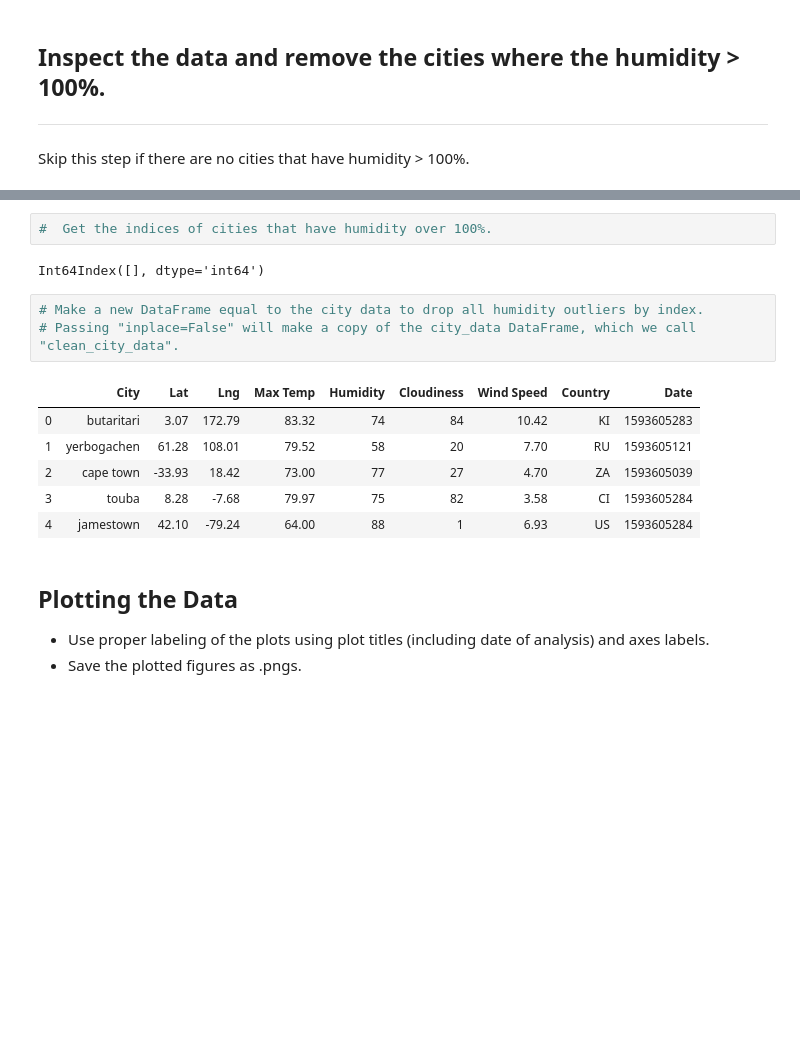
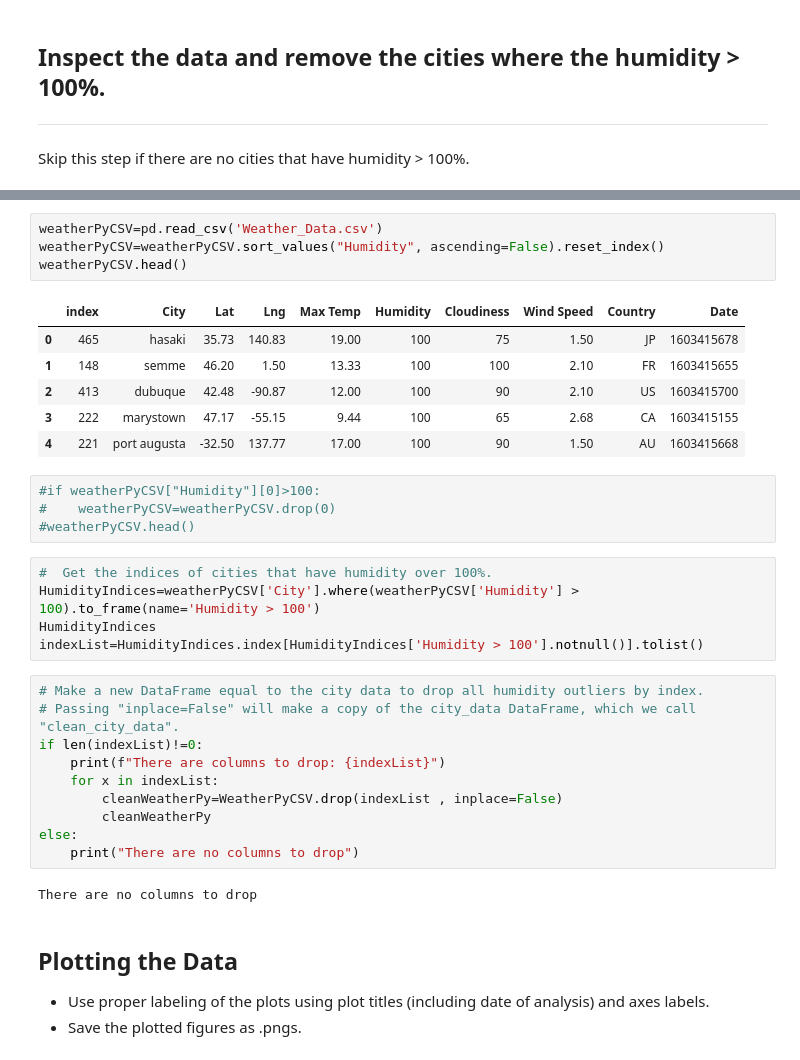
Before and after one commit to RBLevine/python-api-challenge, a Jupyter notebook: WeatherPy/WeatherPy.ipynb, the cells around one changed output, grey strips where cells are left out. Cells and saved outputs as stored; diff of their text form; blank space fills up the shorter version.

Commit message:
cleaned dataset, need to do graphs

```diff
--- a/WeatherPy/WeatherPy.ipynb
+++ b/WeatherPy/WeatherPy.ipynb
@@ -169,17 +147,35 @@ Skip this step if there are no cities that have humidity > 100%.
+# %%
+weatherPyCSV=pd.read_csv('Weather_Data.csv')
+weatherPyCSV=weatherPyCSV.sort_values("Humidity", ascending=False).reset_index()
+weatherPyCSV.head()
+# %% [output]
+|  | index | City | Lat | Lng | Max Temp | Humidity | Cloudiness | Wind Speed | Country | Date |
+| 0 | 465 | hasaki | 35.73 | 140.83 | 19.00 | 100 | 75 | 1.50 | JP | 1603415678 |
+| 1 | 148 | semme | 46.20 | 1.50 | 13.33 | 100 | 100 | 2.10 | FR | 1603415655 |
+| 2 | 413 | dubuque | 42.48 | -90.87 | 12.00 | 100 | 90 | 2.10 | US | 1603415700 |
+| 3 | 222 | marystown | 47.17 | -55.15 | 9.44 | 100 | 65 | 2.68 | CA | 1603415155 |
+| 4 | 221 | port augusta | -32.50 | 137.77 | 17.00 | 100 | 90 | 1.50 | AU | 1603415668 |
+# %%
+#if weatherPyCSV["Humidity"][0]>100:
+#    weatherPyCSV=weatherPyCSV.drop(0)
+#weatherPyCSV.head()
 # %%
 #  Get the indices of cities that have humidity over 100%.
+HumidityIndices=weatherPyCSV['City'].where(weatherPyCSV['Humidity'] > 100).to_frame(name='Humidity > 100')
+HumidityIndices
+indexList=HumidityIndices.index[HumidityIndices['Humidity > 100'].notnull()].tolist()
-# %% [output]
-Int64Index([], dtype='int64')
 # %%
 # Make a new DataFrame equal to the city data to drop all humidity outliers by index.
 # Passing "inplace=False" will make a copy of the city_data DataFrame, which we call "clean_city_data".
+if len(indexList)!=0:
+    print(f"There are columns to drop: {indexList}")
+    for x in indexList:
+        cleanWeatherPy=WeatherPyCSV.drop(indexList , inplace=False)
+        cleanWeatherPy
+else:
+    print("There are no columns to drop")
 # %% [output]
-|  | City | Lat | Lng | Max Temp | Humidity | Cloudiness | Wind Speed | Country | Date |
-| 0 | butaritari | 3.07 | 172.79 | 83.32 | 74 | 84 | 10.42 | KI | 1593605283 |
-| 1 | yerbogachen | 61.28 | 108.01 | 79.52 | 58 | 20 | 7.70 | RU | 1593605121 |
-| 2 | cape town | -33.93 | 18.42 | 73.00 | 77 | 27 | 4.70 | ZA | 1593605039 |
-| 3 | touba | 8.28 | -7.68 | 79.97 | 75 | 82 | 3.58 | CI | 1593605284 |
-| 4 | jamestown | 42.10 | -79.24 | 64.00 | 88 | 1 | 6.93 | US | 1593605284 |
+There are no columns to drop
 # %% [markdown]
 ## Plotting the Data
 * Use proper labeling of the plots using plot titles (including date of analysis) and axes labels.
```
Also changed, not shown: parts of 3 cells of this notebook.
